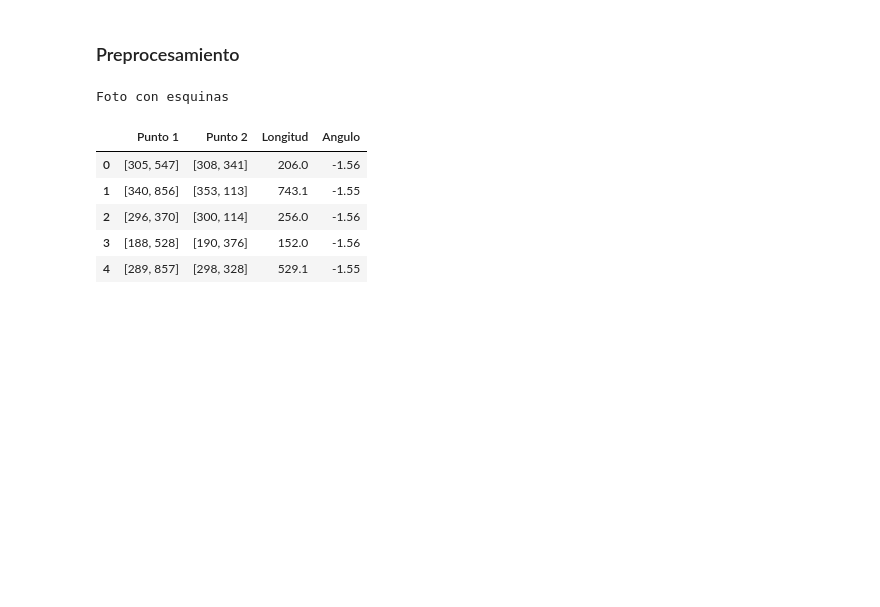
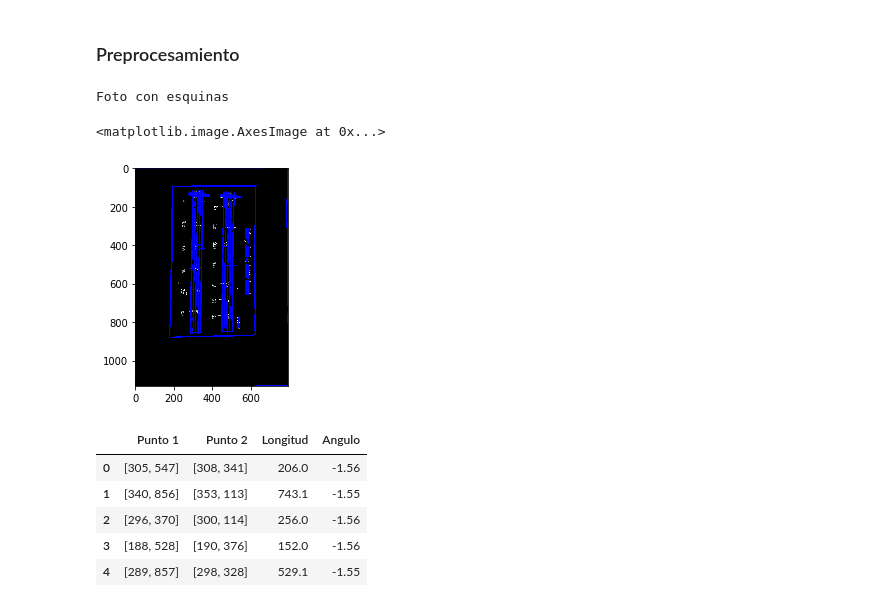
Before and after one commit to Carhuacusma/CC61_PDI_Trabajo_Final, a Jupyter notebook: CC61_PDI_Trabajo_Final.ipynb, the cells around one changed output. Cells and saved outputs as stored; diff of their text form; code cells hidden in the pictures; blank space fills up the shorter version.

```diff
--- a/CC61_PDI_Trabajo_Final.ipynb
+++ b/CC61_PDI_Trabajo_Final.ipynb
@@ -153 +157,13 @@ dfLineas = hacerDFdeLineas(linesP)
+# %%
+auxImHoja = r_imHoja.copy()
+auxImHoja = cv2.cvtColor(auxImHoja,cv2.COLOR_GRAY2BGR)
+if linesP is not None:
+    for i in range(0, len(linesP)):
+        l = linesP[i][0]
+        cv2.line(auxImHoja,(l[0],l[1]),(l[2],l[3]),(0,0,255),3)
+# %%
+plt.imshow(auxImHoja)
+# %% [output]
+<matplotlib.image.AxesImage at 0x...>
+[figure, added]
 # %%
```
Also changed, not shown: parts of 8 cells of this notebook.
